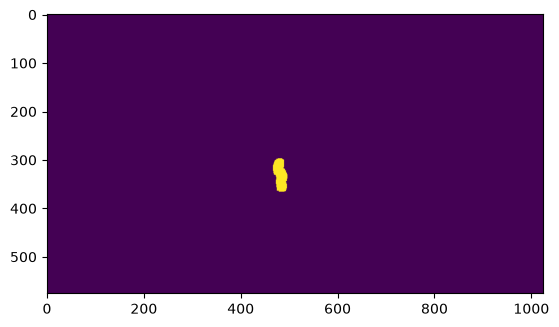
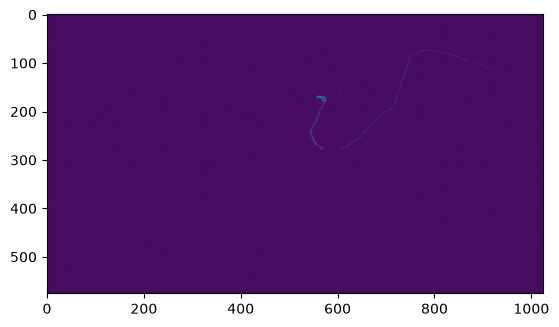
The notebook cell's code change between the first figure and the second:
--- before
+++ after
@@ -1,16 +1,23 @@
-image, mask = test_dset[123]
+def quickplot(img):
+	plt.figure()
+	plt.imshow(img.cpu().squeeze())
+	plt.show()
 
+image, mask = test_dset[3]
 net.eval()
-plt.figure()
-plt.imshow(mask.cpu().squeeze())
-plt.show()
+
 with torch.inference_mode():
 	pred = net(image.unsqueeze(0).to(device))
 spred = torch.sigmoid(pred)
+sspred = (spred > 0.2).float()
+
 print(pred.max(), pred.min())
-sspred = (pred > 0).float()
-plt.figure()
-plt.imshow(spred.cpu().squeeze())
-plt.show()
+print(spred.max(), spred.min())
+
+quickplot(image)
+quickplot(mask)
+quickplot(sspred)
+
+cygnet.debug_plot(mask.squeeze(), sspred.cpu().squeeze(), None, None)
 
 print(sigmoid_focal_loss(mask.cpu().squeeze(), pred.cpu().squeeze(), reduction="mean").item())

Commit: minor changes to plotting functions